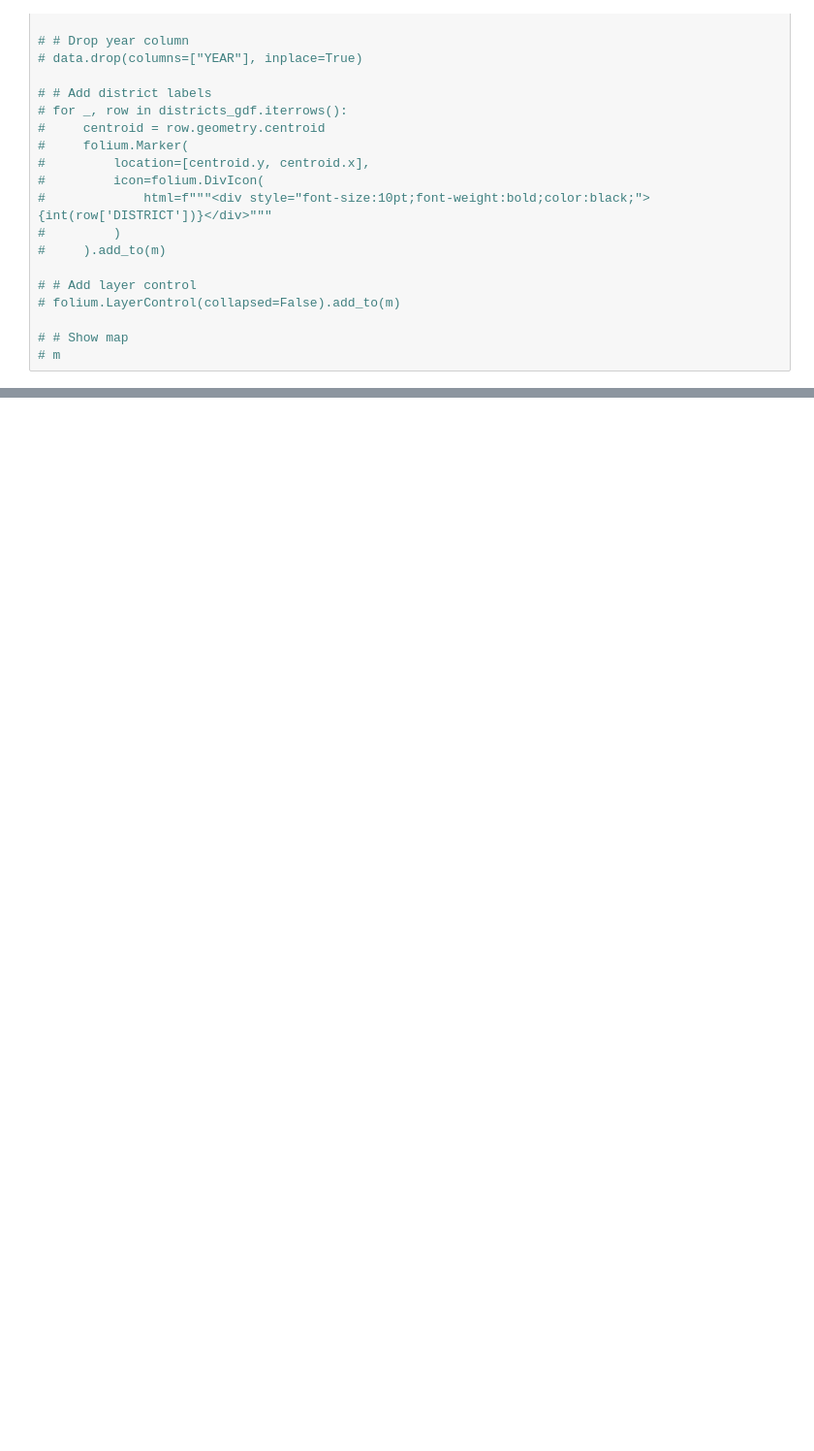
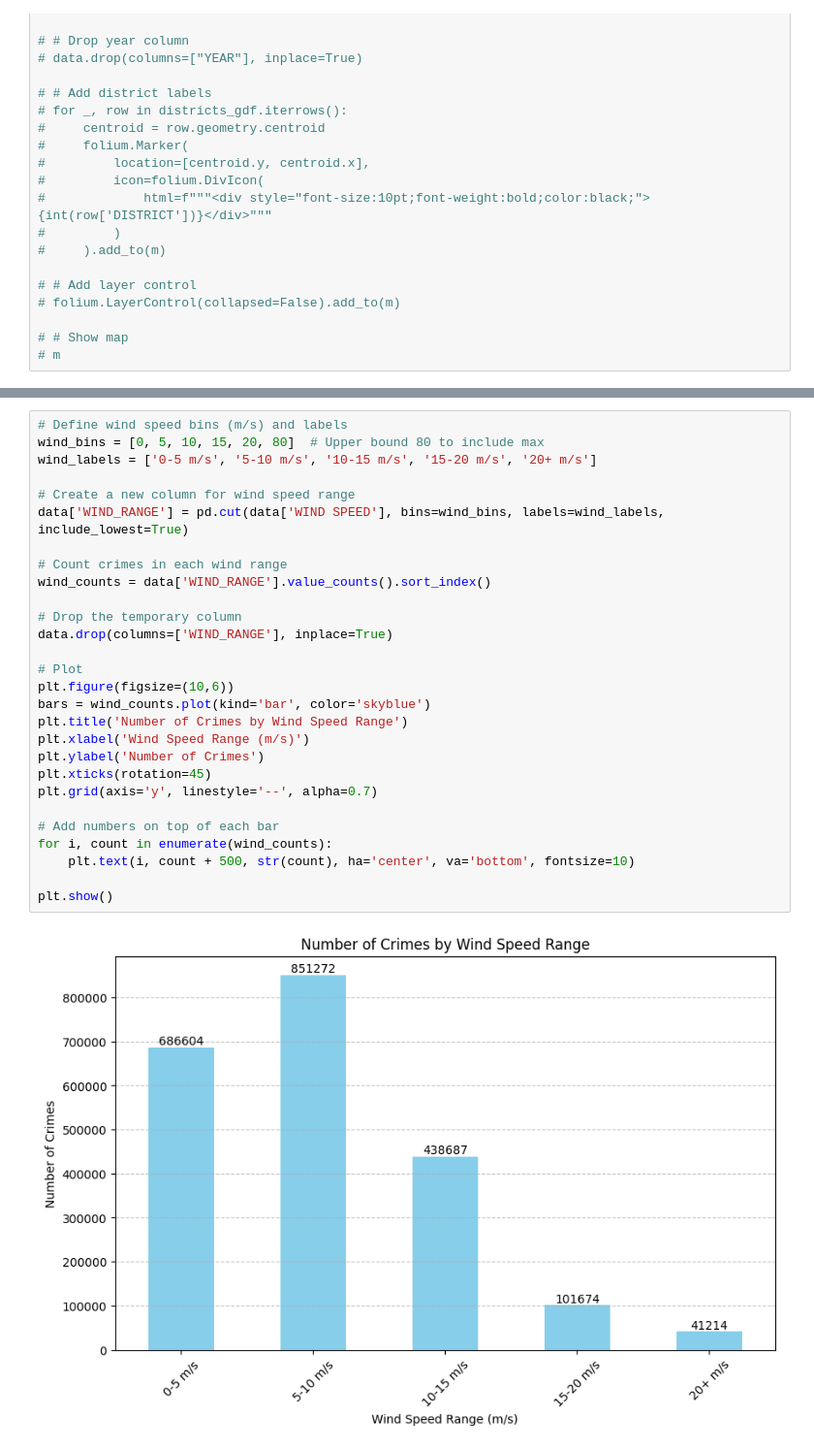
Before and after one commit to MilenaM06/LA-Crime-Analysis, a Jupyter notebook: notebooks/5_1_data_analysis.ipynb, the cells around one changed output, grey strips where cells are left out. Shown at 97% size. Saved outputs shown, nothing was run; the diff lists cells and outputs as text; blank space fills up the shorter version.

```diff
--- a/notebooks/5_1_data_analysis.ipynb
+++ b/notebooks/5_1_data_analysis.ipynb
@@ -570,0 +655,30 @@ plt.show()
+# %%
+# Define wind speed bins (m/s) and labels
+wind_bins = [0, 5, 10, 15, 20, 80]  # Upper bound 80 to include max
+wind_labels = ['0-5 m/s', '5-10 m/s', '10-15 m/s', '15-20 m/s', '20+ m/s']
+
+# Create a new column for wind speed range
+data['WIND_RANGE'] = pd.cut(data['WIND SPEED'], bins=wind_bins, labels=wind_labels, include_lowest=True)
+
+# Count crimes in each wind range
+wind_counts = data['WIND_RANGE'].value_counts().sort_index()
+
+# Drop the temporary column
+data.drop(columns=['WIND_RANGE'], inplace=True)
+
+# Plot
+plt.figure(figsize=(10,6))
+bars = wind_counts.plot(kind='bar', color='skyblue')
+plt.title('Number of Crimes by Wind Speed Range')
+plt.xlabel('Wind Speed Range (m/s)')
+plt.ylabel('Number of Crimes')
+plt.xticks(rotation=45)
+plt.grid(axis='y', linestyle='--', alpha=0.7)
+
+# Add numbers on top of each bar
+for i, count in enumerate(wind_counts):
+    plt.text(i, count + 500, str(count), ha='center', va='bottom', fontsize=10)
+
+plt.show()
+# %% [output]
+[figure, added]
```
Also changed, not shown: parts of 8 cells of this notebook.
